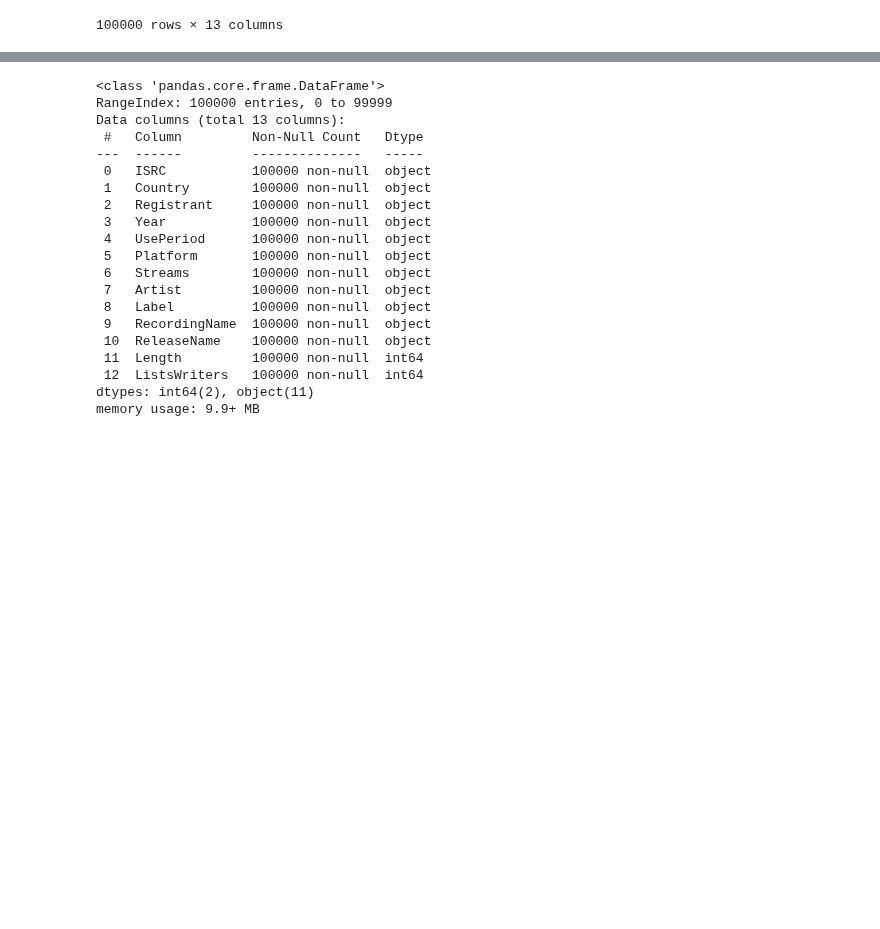
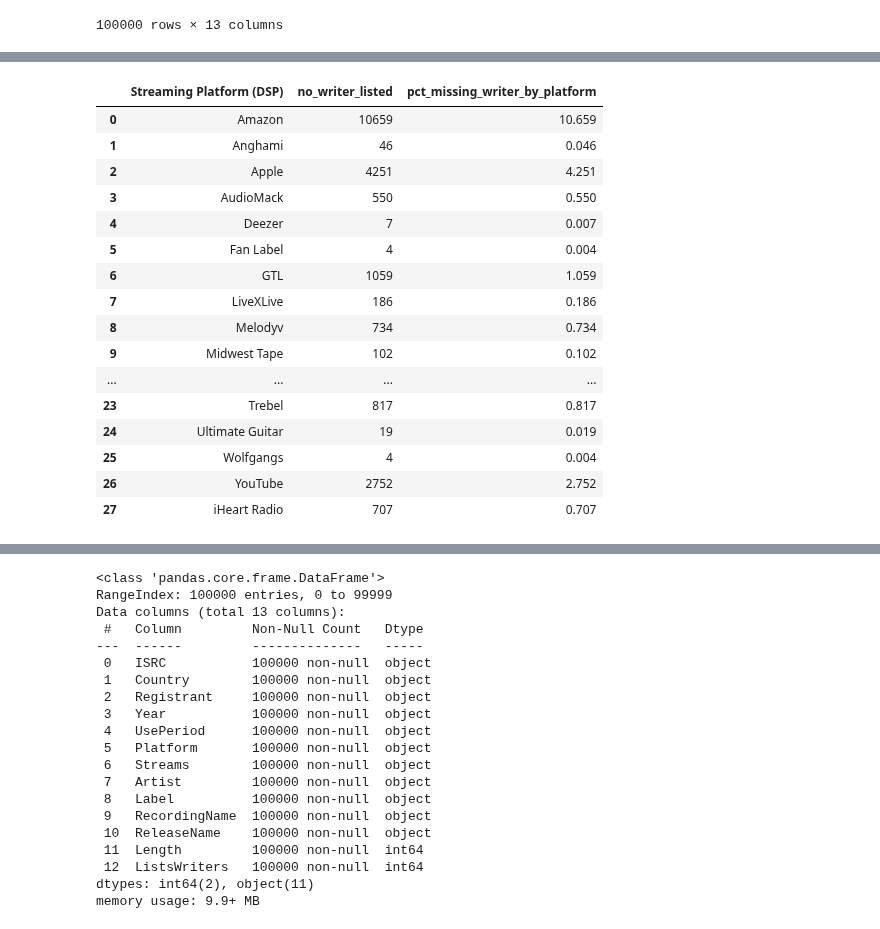
Before and after one commit to NSS-Data-Analytics-Cohort-6/mlc-project-count-dracula, a Jupyter notebook: notebooks/MLC_new.ipynb, the cells around one changed output, grey strips where cells are left out. Drawn from its saved outputs; the diff is of its cells as text; code cells hidden in the pictures; blank space fills up the shorter version.

```diff
--- a/notebooks/MLC_new.ipynb
+++ b/notebooks/MLC_new.ipynb
@@ -46,0 +66,22 @@ music_df.rename(columns={'If ': 'ISRC'})
+# %%
+nowriter['pct_missing_writer_by_platform'] = (nowriter.ListsWriters/100000)*100
+nowriter
+nowriter.rename(columns={nowriter.columns[1]: 'no_writer_listed'})
+# %% [output]
+|  | Streaming Platform (DSP) | no_writer_listed | pct_missing_writer_by_platform |
+| 0 | Amazon | 10659 | 10.659 |
+| 1 | Anghami | 46 | 0.046 |
+| 2 | Apple | 4251 | 4.251 |
+| 3 | AudioMack | 550 | 0.550 |
+| 4 | Deezer | 7 | 0.007 |
+| 5 | Fan Label | 4 | 0.004 |
+| 6 | GTL | 1059 | 1.059 |
+| 7 | LiveXLive | 186 | 0.186 |
+| 8 | Melodyv | 734 | 0.734 |
+| 9 | Midwest Tape | 102 | 0.102 |
+| ... | ... | ... | ... |
+| 23 | Trebel | 817 | 0.817 |
+| 24 | Ultimate Guitar | 19 | 0.019 |
+| 25 | Wolfgangs | 4 | 0.004 |
+| 26 | YouTube | 2752 | 2.752 |
+| 27 | iHeart Radio | 707 | 0.707 |
```
Also changed, not shown: parts of 7 cells of this notebook.
